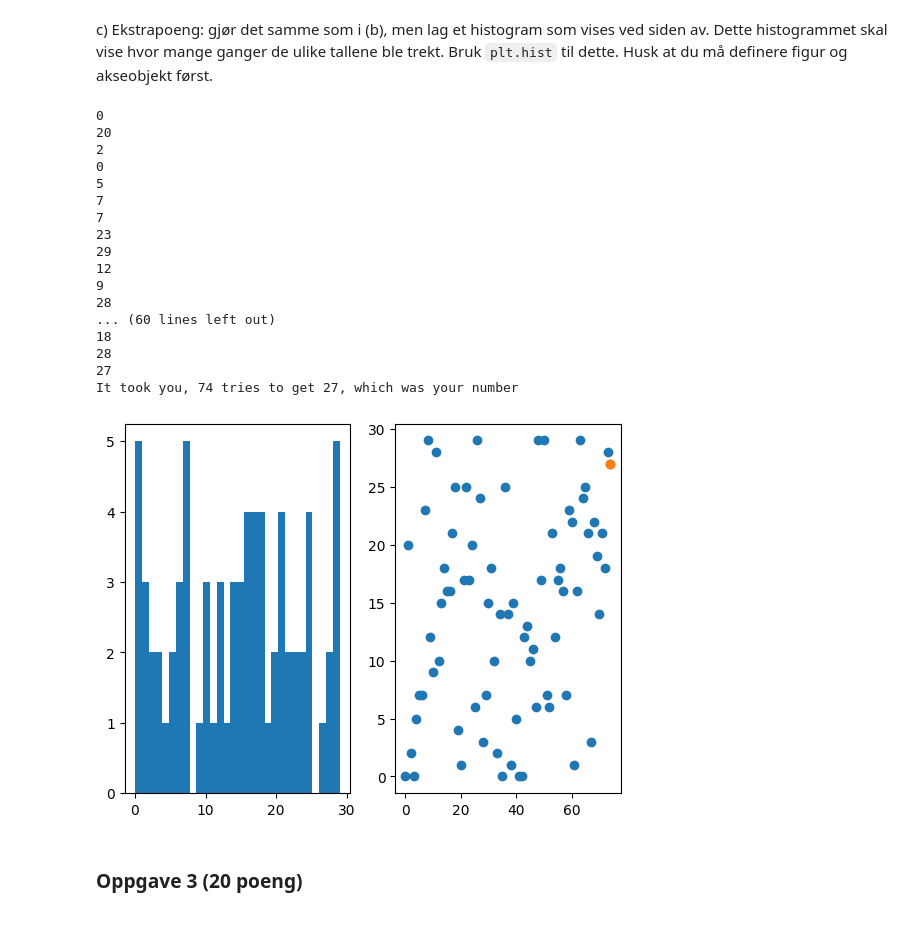
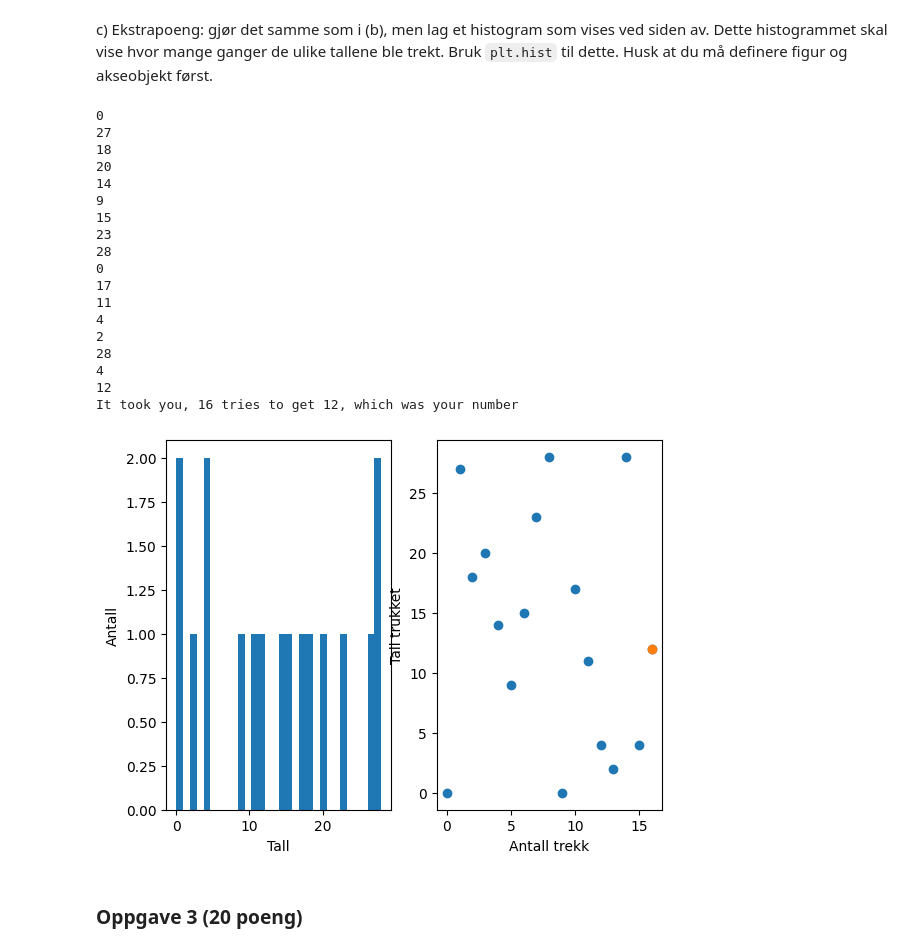
Before and after one commit to osa032/SOK_1003, a Jupyter notebook: SOK-1003-eksamen-2022-mappe2.ipynb, the cells around one changed output. Saved outputs shown, nothing was run; the diff lists cells and outputs as text; code cells hidden in the pictures.

```diff
--- a/SOK-1003-eksamen-2022-mappe2.ipynb
+++ b/SOK-1003-eksamen-2022-mappe2.ipynb
@@ -196,49 +200,53 @@ fig, ax = plt.subplots()
 ax.set_ylim([0,30])
 
 while draw[-1] != a:
     print(draw[-1])
     draw.append(np.random.randint(0, 30))
     number_draws.append(number_draws[-1] + 1)
 
     if draw[-1] == a:
         print(draw[-1])
         print("It took you, " + str(number_draws[-1]) + " tries to get " + str(a) + ", which was your number")
 
-        x1 = np.linspace(0, 30)
-        y1 = np.linspace(0, 30)
+
 
         plt.subplot(1,2,1)
         draw_hist = np.transpose(np.array(draw))
         plt.hist(draw_hist, 30)
+        plt.xlabel('Tall')
+        plt.ylabel('Antall')
         plt.show
 
         plt.subplot(1,2,2)
         plt.scatter(number_draws, draw)
         plt.scatter(number_draws[-1], draw[-1])
+        plt.xlabel('Antall trekk')
+        plt.ylabel('Tall trukket')
         plt.show
         break
     elif number_draws == 400:
         print(i)
         print("No more tries for you.")
 # %% [output]
 0
+27
+18
 20
+14
+9
+15
+23
+28
+0
+17
+11
+4
 2
-0
-5
-7
-7
-23
-29
+28
+4
 12
-9
-28
-... (60 lines left out)
-18
-28
-27
-It took you, 74 tries to get 27, which was your number
+It took you, 16 tries to get 12, which was your number
-[figure, old version]
+[figure, new version]
 # %% [markdown]
 ### Oppgave 3 (20 poeng)
 # %% [markdown]
```
Also changed, not shown: parts of 11 cells of this notebook.
